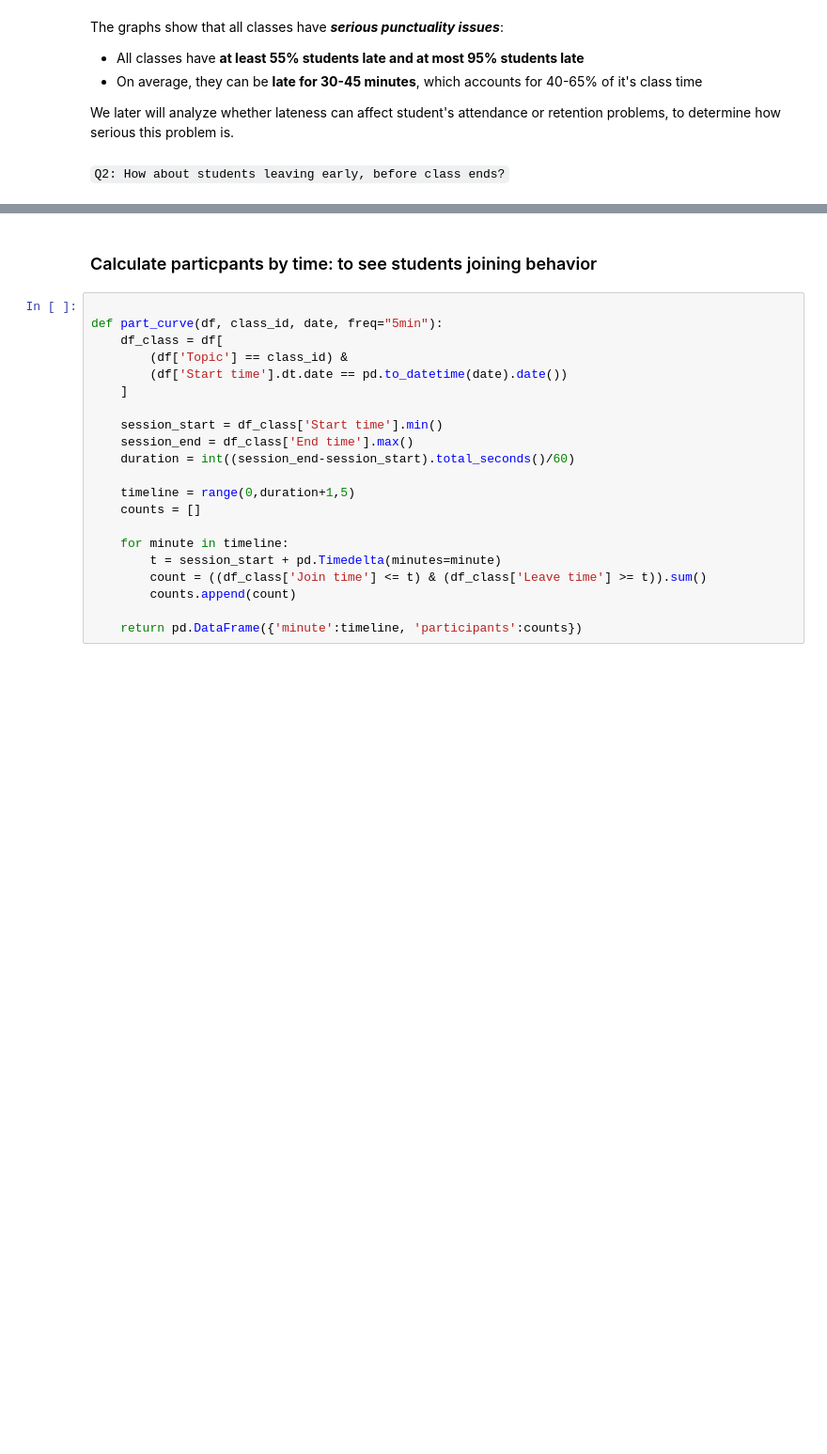
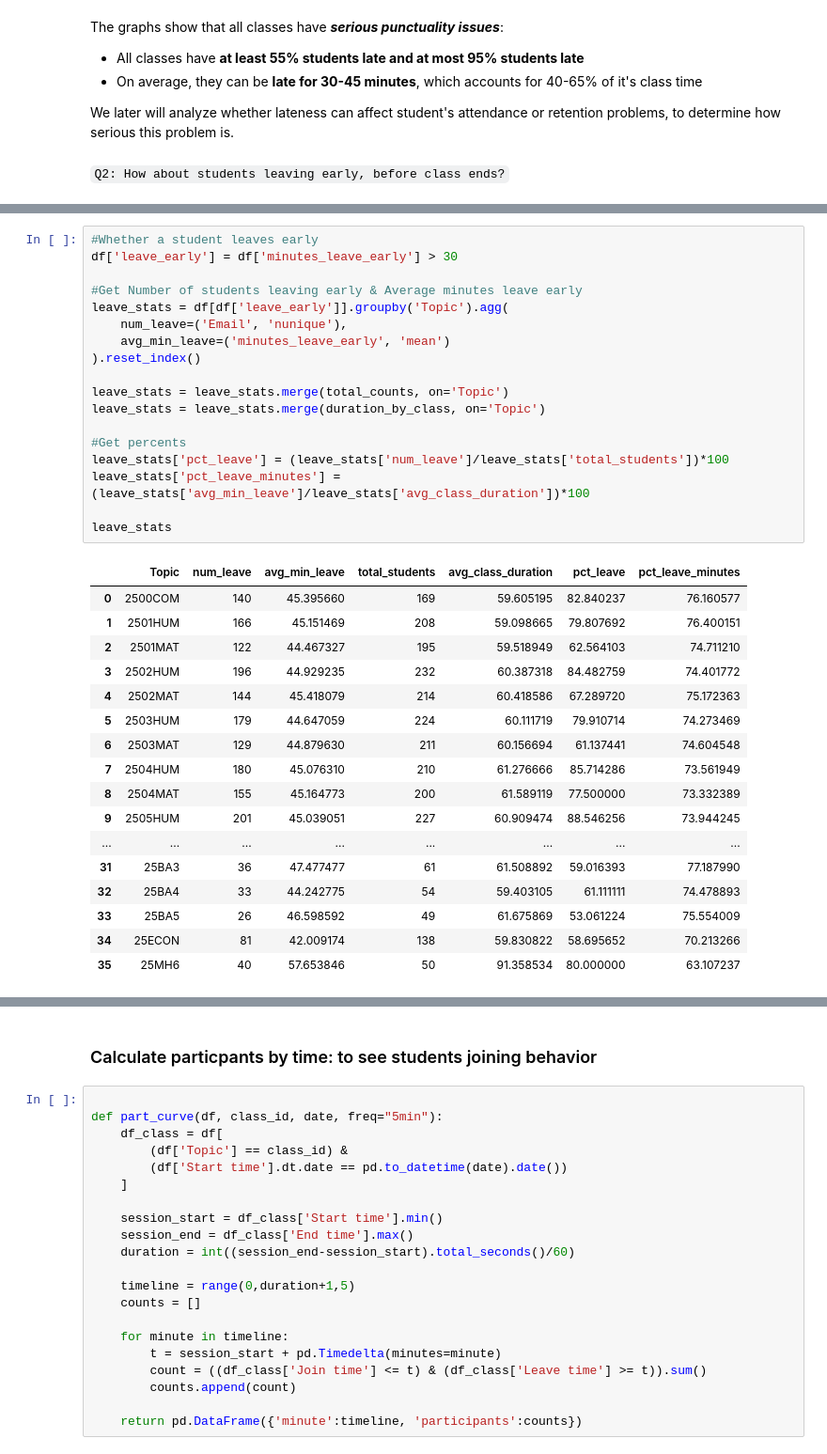
Before and after one commit to tthvan/Customer-Retention-Analysis, a Jupyter notebook: cleanin.ipynb, the cells around one changed output, grey strips where cells are left out. Shown at 94% size. Cells and saved outputs as stored; diff of their text form; blank space fills up the shorter version.

```diff
--- a/cleanin.ipynb
+++ b/cleanin.ipynb
@@ -597,0 +601,36 @@ df.tail()
+# %%
+#Whether a student leaves early
+df['leave_early'] = df['minutes_leave_early'] > 30
+
+#Get Number of students leaving early & Average minutes leave early
+leave_stats = df[df['leave_early']].groupby('Topic').agg(
+    num_leave=('Email', 'nunique'),
+    avg_min_leave=('minutes_leave_early', 'mean')
+).reset_index()
+
+leave_stats = leave_stats.merge(total_counts, on='Topic')
+leave_stats = leave_stats.merge(duration_by_class, on='Topic')
+
+#Get percents
+leave_stats['pct_leave'] = (leave_stats['num_leave']/leave_stats['total_students'])*100
+leave_stats['pct_leave_minutes'] = (leave_stats['avg_min_leave']/leave_stats['avg_class_duration'])*100
+
+leave_stats
+# %% [output]
+|  | Topic | num_leave | avg_min_leave | total_students | avg_class_duration | pct_leave | pct_leave_minutes |
+| 0 | 2500COM | 140 | 45.395660 | 169 | 59.605195 | 82.840237 | 76.160577 |
+| 1 | 2501HUM | 166 | 45.151469 | 208 | 59.098665 | 79.807692 | 76.400151 |
+| 2 | 2501MAT | 122 | 44.467327 | 195 | 59.518949 | 62.564103 | 74.711210 |
+| 3 | 2502HUM | 196 | 44.929235 | 232 | 60.387318 | 84.482759 | 74.401772 |
+| 4 | 2502MAT | 144 | 45.418079 | 214 | 60.418586 | 67.289720 | 75.172363 |
+| 5 | 2503HUM | 179 | 44.647059 | 224 | 60.111719 | 79.910714 | 74.273469 |
+| 6 | 2503MAT | 129 | 44.879630 | 211 | 60.156694 | 61.137441 | 74.604548 |
+| 7 | 2504HUM | 180 | 45.076310 | 210 | 61.276666 | 85.714286 | 73.561949 |
+| 8 | 2504MAT | 155 | 45.164773 | 200 | 61.589119 | 77.500000 | 73.332389 |
+| 9 | 2505HUM | 201 | 45.039051 | 227 | 60.909474 | 88.546256 | 73.944245 |
+| ... | ... | ... | ... | ... | ... | ... | ... |
+| 31 | 25BA3 | 36 | 47.477477 | 61 | 61.508892 | 59.016393 | 77.187990 |
+| 32 | 25BA4 | 33 | 44.242775 | 54 | 59.403105 | 61.111111 | 74.478893 |
+| 33 | 25BA5 | 26 | 46.598592 | 49 | 61.675869 | 53.061224 | 75.554009 |
+| 34 | 25ECON | 81 | 42.009174 | 138 | 59.830822 | 58.695652 | 70.213266 |
+| 35 | 25MH6 | 40 | 57.653846 | 50 | 91.358534 | 80.000000 | 63.107237 |
```
Also changed, not shown: parts of 5 cells of this notebook.
